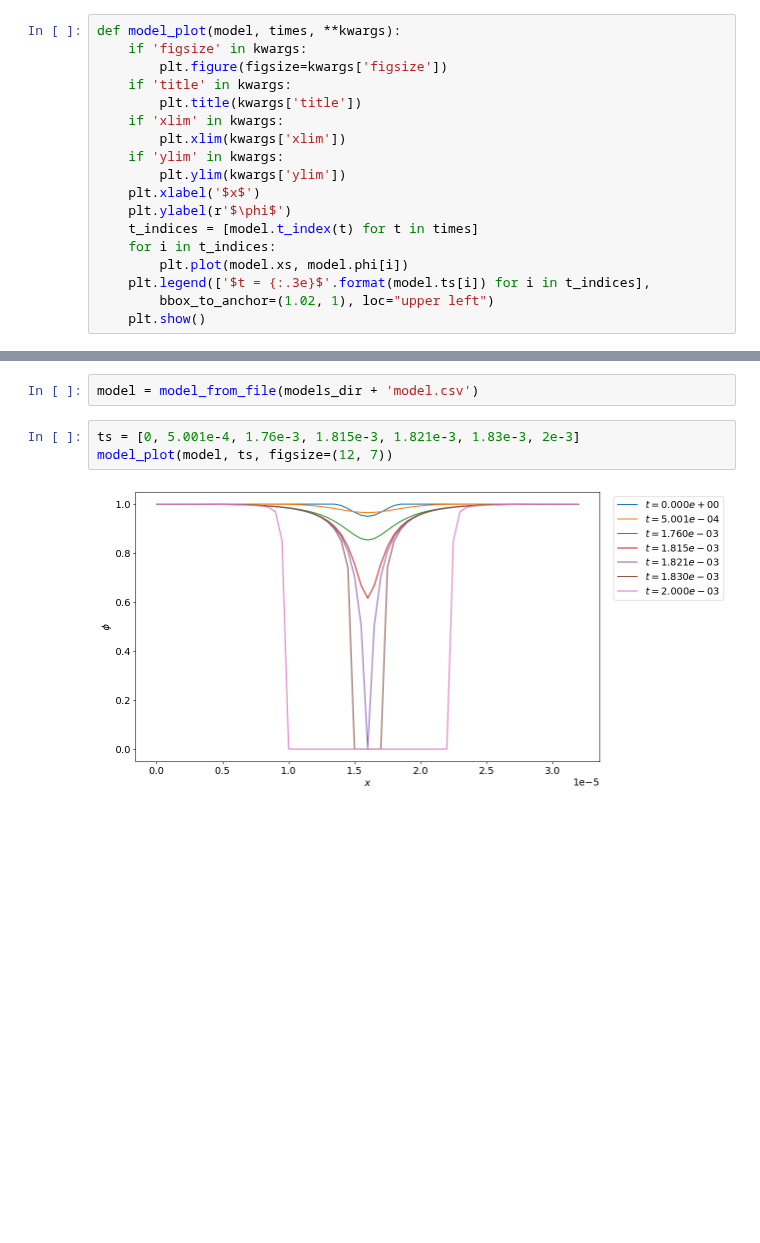
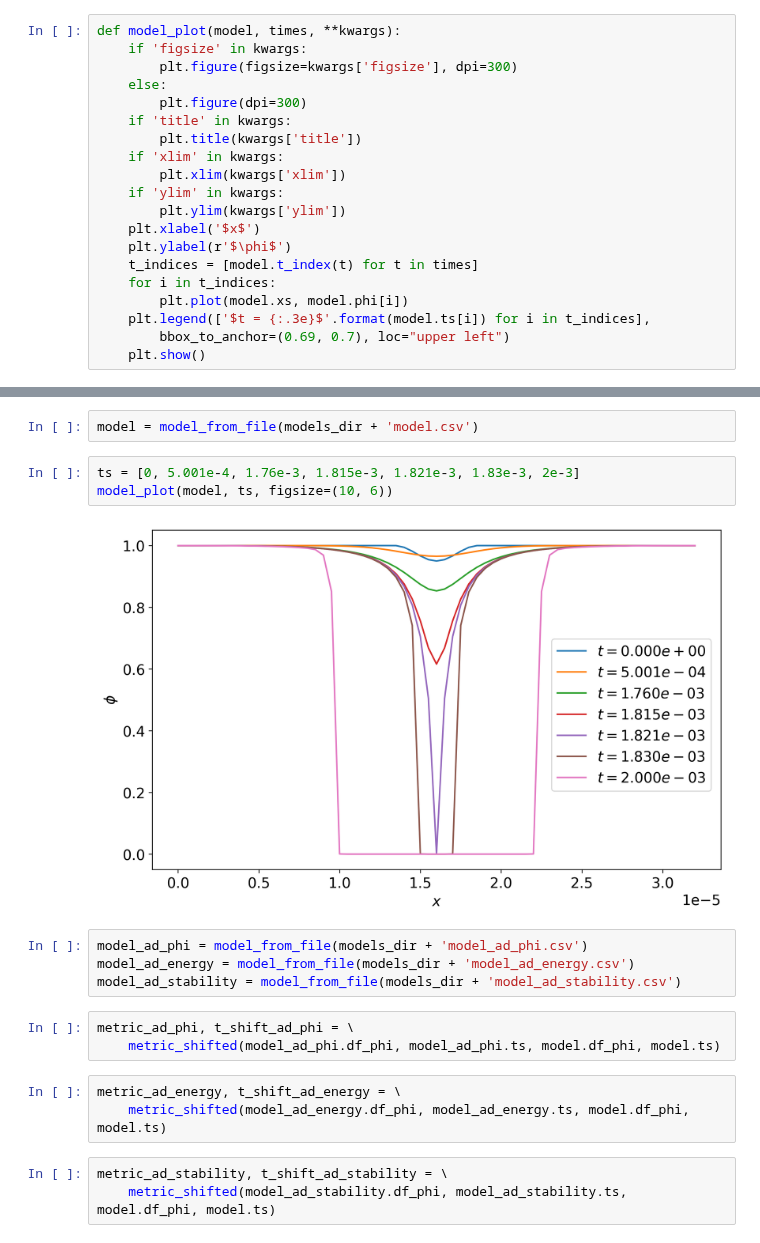
Before and after one commit to ponomarevandr/disruption, a Jupyter notebook: model_tuning/experiments/time_step/report_figures.ipynb, the cells around one changed output, grey strips where cells are left out. Cells and saved outputs as stored; diff of their text form; blank space fills up the shorter version.

```diff
--- a/model_tuning/experiments/time_step/report_figures.ipynb
+++ b/model_tuning/experiments/time_step/report_figures.ipynb
@@ -16,30 +16,45 @@ from norms import *
 %matplotlib inline
 # %%
 plt.rcParams.update({'font.size': 14})
-# %%
-def model_plot(model, times, **kwargs):
-	if 'figsize' in kwargs:
-		plt.figure(figsize=kwargs['figsize'])
-	if 'title' in kwargs:
-		plt.title(kwargs['title'])
-	if 'xlim' in kwargs:
-		plt.xlim(kwargs['xlim'])
-	if 'ylim' in kwargs:
-		plt.ylim(kwargs['ylim'])
-	plt.xlabel('$x$')
-	plt.ylabel(r'$\phi$')
-	t_indices = [model.t_index(t) for t in times]
-	for i in t_indices:
-	    plt.plot(model.xs, model.phi[i])
-	plt.legend(['$t = {:.3e}$'.format(model.ts[i]) for i in t_indices],
-		bbox_to_anchor=(1.02, 1), loc="upper left")
-	plt.show()
+# %%
+def model_plot(model, times, **kwargs):
+    if 'figsize' in kwargs:
+        plt.figure(figsize=kwargs['figsize'], dpi=300)
+    else:
+        plt.figure(dpi=300)
+    if 'title' in kwargs:
+        plt.title(kwargs['title'])
+    if 'xlim' in kwargs:
+        plt.xlim(kwargs['xlim'])
+    if 'ylim' in kwargs:
+        plt.ylim(kwargs['ylim'])
+    plt.xlabel('$x$')
+    plt.ylabel(r'$\phi$')
+    t_indices = [model.t_index(t) for t in times]
+    for i in t_indices:
+        plt.plot(model.xs, model.phi[i])
+    plt.legend(['$t = {:.3e}$'.format(model.ts[i]) for i in t_indices],
+        bbox_to_anchor=(0.69, 0.7), loc="upper left")
+    plt.show()
 # %%
 models_dir = 'data_birth/'
 # %%
 model = model_from_file(models_dir + 'model.csv')
-# %%
-ts = [0, 5.001e-4, 1.76e-3, 1.815e-3, 1.821e-3, 1.83e-3, 2e-3]
-model_plot(model, ts, figsize=(12, 7))
-# %% [output]
-[figure, removed]
+# %%
+ts = [0, 5.001e-4, 1.76e-3, 1.815e-3, 1.821e-3, 1.83e-3, 2e-3]
+model_plot(model, ts, figsize=(10, 6))
+# %% [output]
+[figure, added]
+# %%
+model_ad_phi = model_from_file(models_dir + 'model_ad_phi.csv')
+model_ad_energy = model_from_file(models_dir + 'model_ad_energy.csv')
+model_ad_stability = model_from_file(models_dir + 'model_ad_stability.csv')
+# %%
+metric_ad_phi, t_shift_ad_phi = \
+    metric_shifted(model_ad_phi.df_phi, model_ad_phi.ts, model.df_phi, model.ts)
+# %%
+metric_ad_energy, t_shift_ad_energy = \
+    metric_shifted(model_ad_energy.df_phi, model_ad_energy.ts, model.df_phi, model.ts)
+# %%
+metric_ad_stability, t_shift_ad_stability = \
+    metric_shifted(model_ad_stability.df_phi, model_ad_stability.ts, model.df_phi, model.ts)
```
Also changed, not shown: parts of 3 cells of this notebook, 5 other files.
